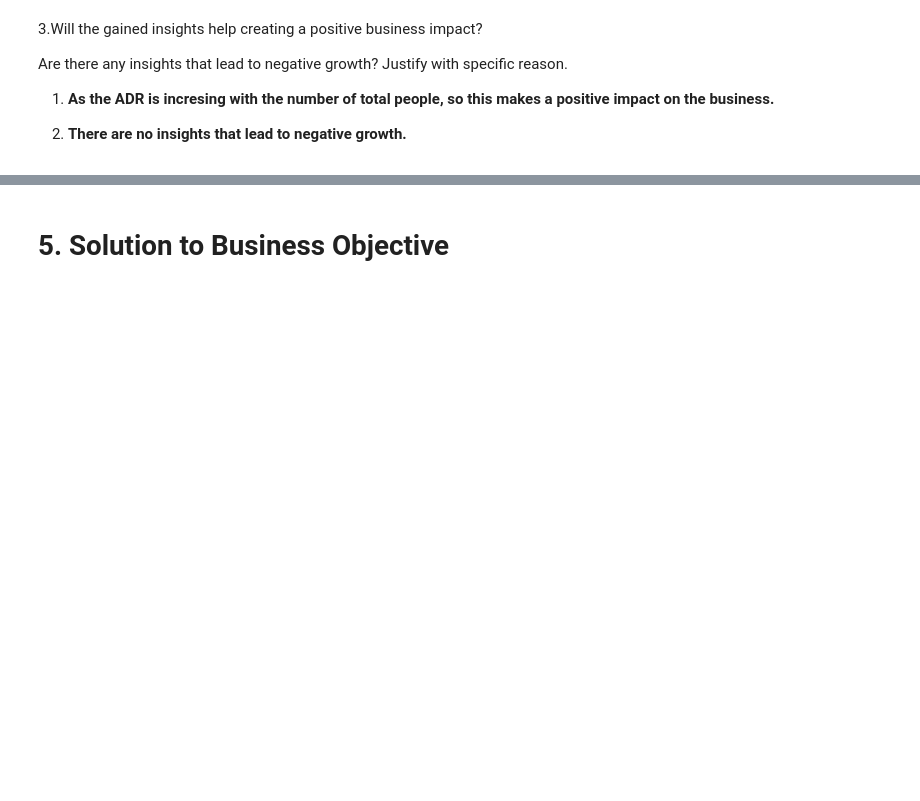
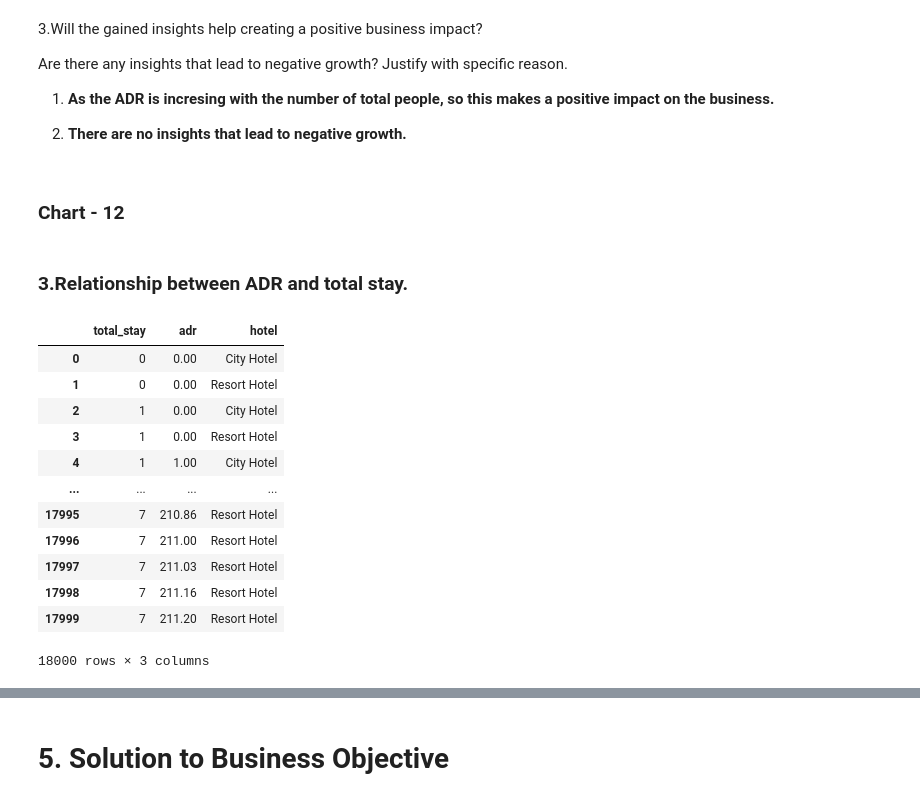
Before and after one commit to Shreya-1003/CapStone-Projects-Module_2, a Jupyter notebook: EDA_Hotel_Booking_Analysis.ipynb, the cells around one changed output, grey strips where cells are left out. Saved outputs shown, nothing was run; the diff lists cells and outputs as text; code cells hidden in the pictures; blank space fills up the shorter version.

```diff
--- a/EDA_Hotel_Booking_Analysis.ipynb
+++ b/EDA_Hotel_Booking_Analysis.ipynb
@@ -948,3 +948,27 @@ Are there any insights that lead to negative growth? Justify with specific reaso
 1. **As the ADR is incresing with the number of total people, so this makes a positive impact on the business.**
 
 2. **There are no insights that lead to negative growth.**
+# %% [markdown]
+### Chart - 12
+# %% [markdown]
+### 3.**Relationship between ADR and total stay.**
+# %%
+# Chart - 14 visualization code
+adr_vs_stay = hotel_df.groupby(['total_stay', 'adr','hotel']).agg('count').reset_index().rename(columns={'is_canceled':'Number of stays'})
+adr_vs_stay = adr_vs_stay.iloc[:, :3]
+adr_vs_stay = adr_vs_stay[:18000]
+adr_vs_stay
+# %% [output]
+|  | total_stay | adr | hotel |
+| 0 | 0 | 0.00 | City Hotel |
+| 1 | 0 | 0.00 | Resort Hotel |
+| 2 | 1 | 0.00 | City Hotel |
+| 3 | 1 | 0.00 | Resort Hotel |
+| 4 | 1 | 1.00 | City Hotel |
+| ... | ... | ... | ... |
+| 17995 | 7 | 210.86 | Resort Hotel |
+| 17996 | 7 | 211.00 | Resort Hotel |
+| 17997 | 7 | 211.03 | Resort Hotel |
+| 17998 | 7 | 211.16 | Resort Hotel |
+| 17999 | 7 | 211.20 | Resort Hotel |
+18000 rows × 3 columns
```
Also changed, not shown: parts of 10 cells of this notebook.
